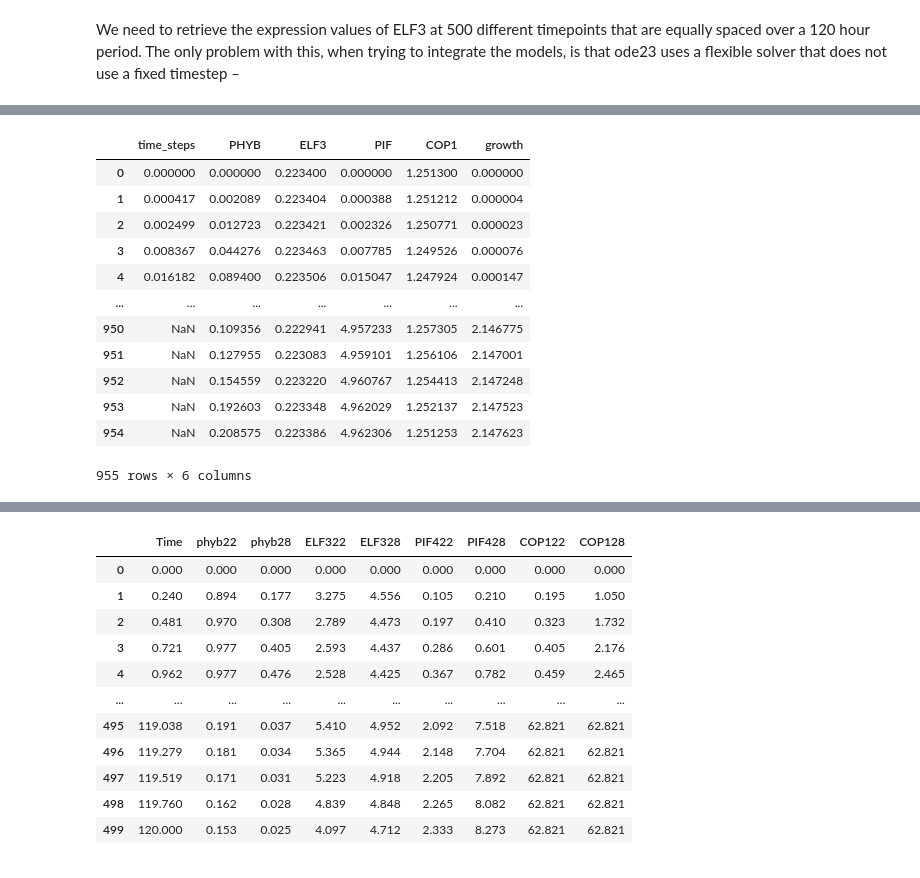
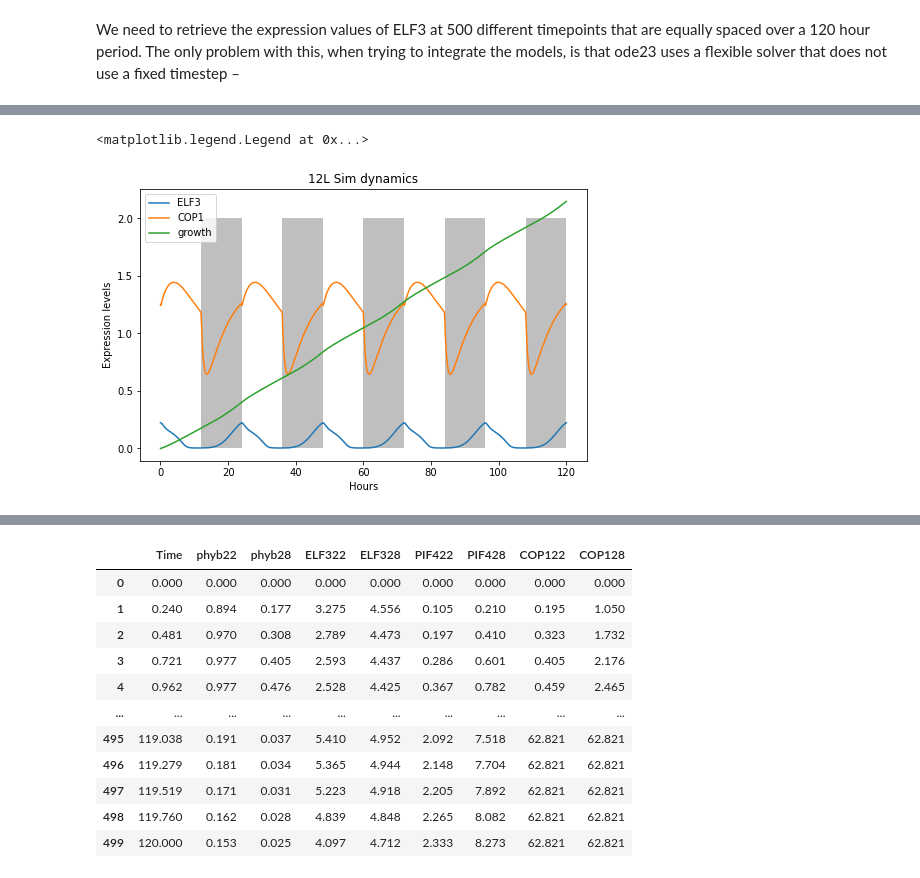
Before and after one commit to cbantock/arabidopsis_clock_linked_growth_model, a Jupyter notebook: CB_hypocotyl_growth_model.ipynb, the cells around one changed output, grey strips where cells are left out. Saved outputs shown, nothing was run; the diff lists cells and outputs as text; code cells hidden in the pictures.

```diff
--- a/CB_hypocotyl_growth_model.ipynb
+++ b/CB_hypocotyl_growth_model.ipynb
@@ -874,16 +818,17 @@ Text(0.5, 1.0, 'growth_linked')
-# %%
-growth_model_linked
-# %% [output]
-|  | time_steps | PHYB | ELF3 | PIF | COP1 | growth |
-| 0 | 0.000000 | 0.000000 | 0.223400 | 0.000000 | 1.251300 | 0.000000 |
-| 1 | 0.000417 | 0.002089 | 0.223404 | 0.000388 | 1.251212 | 0.000004 |
-| 2 | 0.002499 | 0.012723 | 0.223421 | 0.002326 | 1.250771 | 0.000023 |
-| 3 | 0.008367 | 0.044276 | 0.223463 | 0.007785 | 1.249526 | 0.000076 |
-| 4 | 0.016182 | 0.089400 | 0.223506 | 0.015047 | 1.247924 | 0.000147 |
-| ... | ... | ... | ... | ... | ... | ... |
-| 950 | NaN | 0.109356 | 0.222941 | 4.957233 | 1.257305 | 2.146775 |
-| 951 | NaN | 0.127955 | 0.223083 | 4.959101 | 1.256106 | 2.147001 |
-| 952 | NaN | 0.154559 | 0.223220 | 4.960767 | 1.254413 | 2.147248 |
-| 953 | NaN | 0.192603 | 0.223348 | 4.962029 | 1.252137 | 2.147523 |
-| 954 | NaN | 0.208575 | 0.223386 | 4.962306 | 1.251253 | 2.147623 |
-955 rows × 6 columns
+# %%
+fig, ax = plt.subplots(figsize=(8,5))
+
+ax.plot(linked_growth_12['time_steps'], linked_growth_12['ELF3'], label='ELF3')
+ax.plot(linked_growth_12['time_steps'], linked_growth_12['COP1'], label='COP1')
+ax.plot(linked_growth_12['time_steps'], linked_growth_12['growth'], label='growth')
+plt.title('12L Sim dynamics')
+plt.xlabel('Hours')
+plt.ylabel('Expression levels')
+
+for days in range(0,5):
+    time_day=np.linspace(days*24+12,(days*24)+24, 100)
+    ax.fill_between(time_day, 0, 2, facecolor='grey', alpha=0.5)
+plt.legend()
+# %% [output]
+<matplotlib.legend.Legend at 0x...>
+[figure, added]
```
Also changed, not shown: parts of 61 cells of this notebook, 1 other file.
